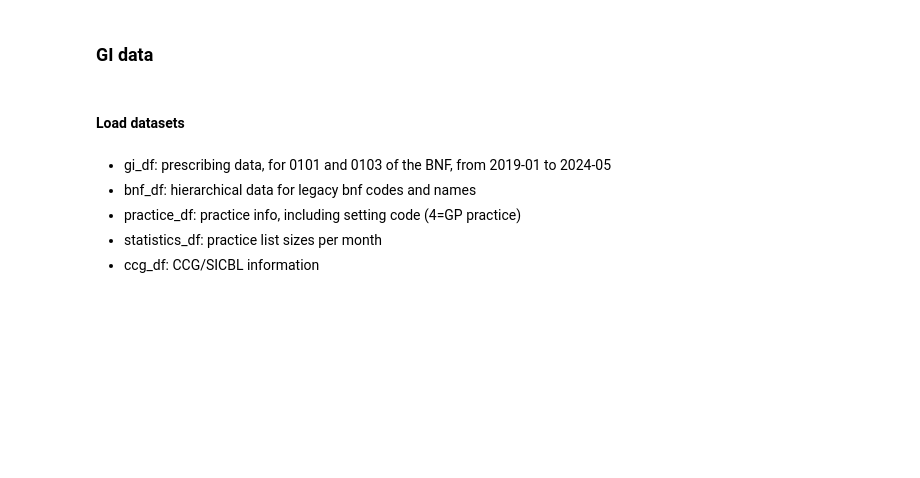
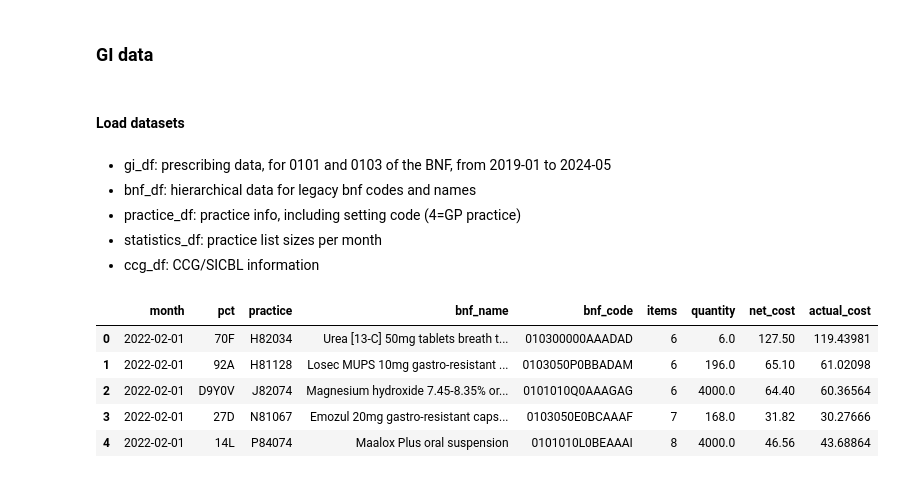
Before and after one commit to ebmdatalab/med-student-omeprazole, a Jupyter notebook: notebooks/Omeprazole shortage.ipynb, the cells around one changed output. Saved outputs shown, nothing was run; the diff lists cells and outputs as text; code cells hidden in the pictures; blank space fills up the shorter version.

```diff
--- a/notebooks/Omeprazole shortage.ipynb
+++ b/notebooks/Omeprazole shortage.ipynb
@@ -23,3 +24,12 @@ bnf_df = pd.read_csv(os.path.join("..","data","bnf_df.csv"))
 practices_df = pd.read_csv(os.path.join("..","data","practices_df.csv"))
 statistics_df = pd.read_csv(os.path.join("..","data","statistics_df.csv"))
 ccg_df = pd.read_csv(os.path.join("..","data","ccg_df.csv"))
+# %%
+gi_df.head()
+# %% [output]
+|  | month | pct | practice | bnf_name | bnf_code | items | quantity | net_cost | actual_cost |
+| 0 | 2022-02-01 | 70F | H82034 | Urea [13-C] 50mg tablets breath t... | 010300000AAADAD | 6 | 6.0 | 127.50 | 119.43981 |
+| 1 | 2022-02-01 | 92A | H81128 | Losec MUPS 10mg gastro-resistant ... | 0103050P0BBADAM | 6 | 196.0 | 65.10 | 61.02098 |
+| 2 | 2022-02-01 | D9Y0V | J82074 | Magnesium hydroxide 7.45-8.35% or... | 0101010Q0AAAGAG | 6 | 4000.0 | 64.40 | 60.36564 |
+| 3 | 2022-02-01 | 27D | N81067 | Emozul 20mg gastro-resistant caps... | 0103050E0BCAAAF | 7 | 168.0 | 31.82 | 30.27666 |
+| 4 | 2022-02-01 | 14L | P84074 | Maalox Plus oral suspension | 0101010L0BEAAAI | 8 | 4000.0 | 46.56 | 43.68864 |
```
Also changed, not shown: parts of 9 cells of this notebook, 1 other file.
